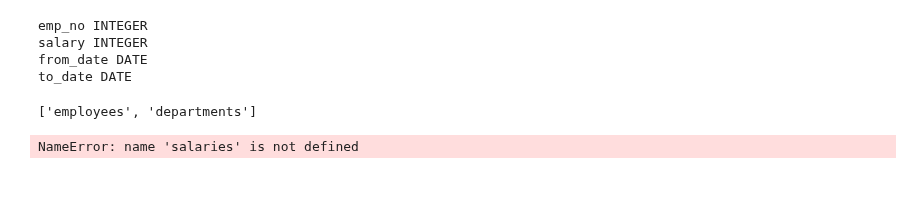
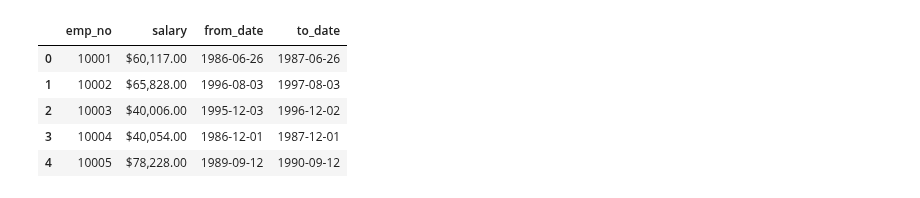
Before and after one commit to BenSnyder90/sql-challenge, a Jupyter notebook: emp_data.ipynb, the cells around one changed output. Cells and saved outputs as stored; diff of their text form; code cells hidden in the pictures.

```diff
--- a/emp_data.ipynb
+++ b/emp_data.ipynb
@@ -12,3 +12,3 @@ import pandas as pd
 # %%
-engine = create_engine(f"postgresql://postgres:postgres@localhost:5432/sql_challenge_db?sslmode=disable")
+engine = create_engine(f"postgresql://postgres:{password}}@localhost:5432/sql_challenge_db?sslmode=disable")
 conn = engine.connect()
@@ -20,9 +14,0 @@ inspector.get_table_names()
-# %%
-cols = inspector.get_columns('salaries')
-for c in cols:
-    print(c['name'], c['type'])
-# %% [output]
-emp_no INTEGER
-salary INTEGER
-from_date DATE
-to_date DATE
@@ -32,4 +14,0 @@ Base.prepare(engine,reflect=True)
-# %%
-Base.classes.keys()
-# %% [output]
-['employees', 'departments']
@@ -38,4 +15,10 @@ session = Session(engine)
-# %%
-results = session.query(salaries.emp_no, salaries.salary)
-# %% [output]
-NameError: name 'salaries' is not defined
+# %%
+salary_df = pd.read_sql("SELECT * FROM salaries", conn)
+salary_df.head()
+# %% [output]
+|  | emp_no | salary | from_date | to_date |
+| 0 | 10001 | $60,117.00 | 1986-06-26 | 1987-06-26 |
+| 1 | 10002 | $65,828.00 | 1996-08-03 | 1997-08-03 |
+| 2 | 10003 | $40,006.00 | 1995-12-03 | 1996-12-02 |
+| 3 | 10004 | $40,054.00 | 1986-12-01 | 1987-12-01 |
+| 4 | 10005 | $78,228.00 | 1989-09-12 | 1990-09-12 |
```
Also changed, not shown: parts of 9 cells of this notebook, 3 other files.
